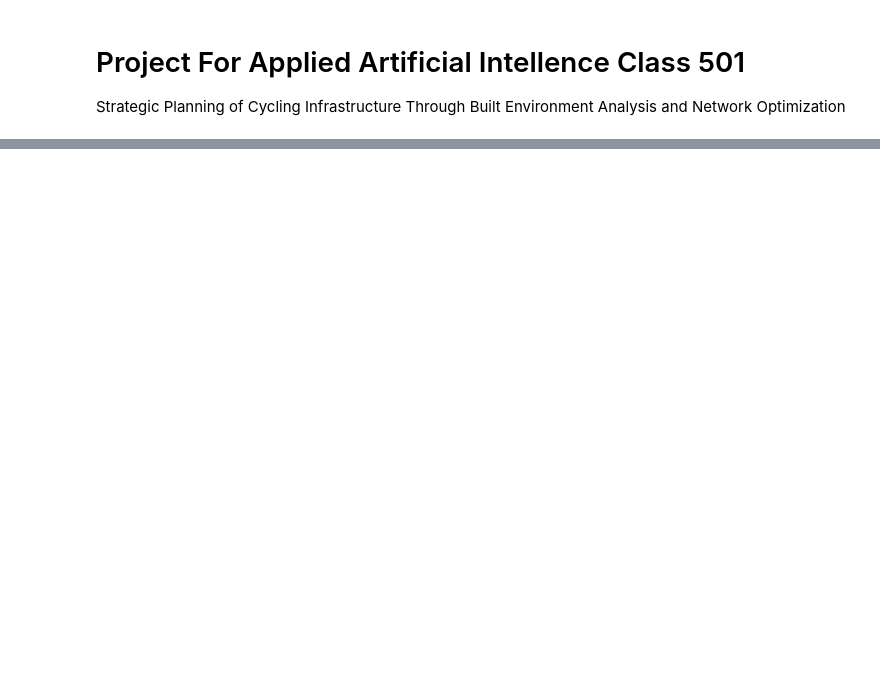
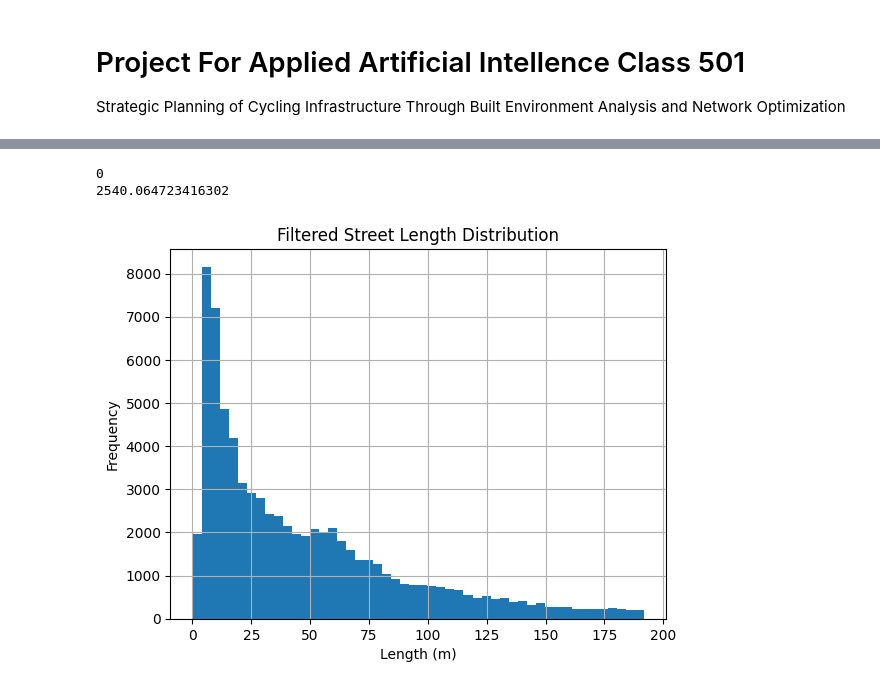
Before and after one commit to narel14/AAI-501-Grp-7, a Jupyter notebook: aai_501_final_project.ipynb, the cells around one changed output, grey strips where cells are left out. Saved outputs shown, nothing was run; the diff lists cells and outputs as text; code cells hidden in the pictures; blank space fills up the shorter version.

```diff
--- a/aai_501_final_project.ipynb
+++ b/aai_501_final_project.ipynb
@@ -36,0 +50,3 @@ fig, ax = ox.plot.plot_graph(G)
+# %%
+nodes, edges = ox.graph_to_gdfs(G)
+nodes.head()
@@ -36,0 +71,19 @@ fig, ax = ox.plot.plot_graph(G)
+# %%
+null_length=edges['length'].isna().sum()
+max_length=edges['length'].max()
+
+print(null_length)
+print(max_length)
+# %% [output]
+0
+2540.064723416302
+# %%
+threshold = edges['length'].quantile(0.95) #Using 95% to avoid outliers that distort the scale of the plot
+filtered_edges = edges[edges['length'] <= threshold]
+filtered_edges['length'].hist(bins=50)
+plt.title("Filtered Street Length Distribution")
+plt.xlabel("Length (m)")
+plt.ylabel("Frequency")
+plt.show()
+# %% [output]
+[figure, added]
```
Also changed, not shown: parts of 8 cells of this notebook.
